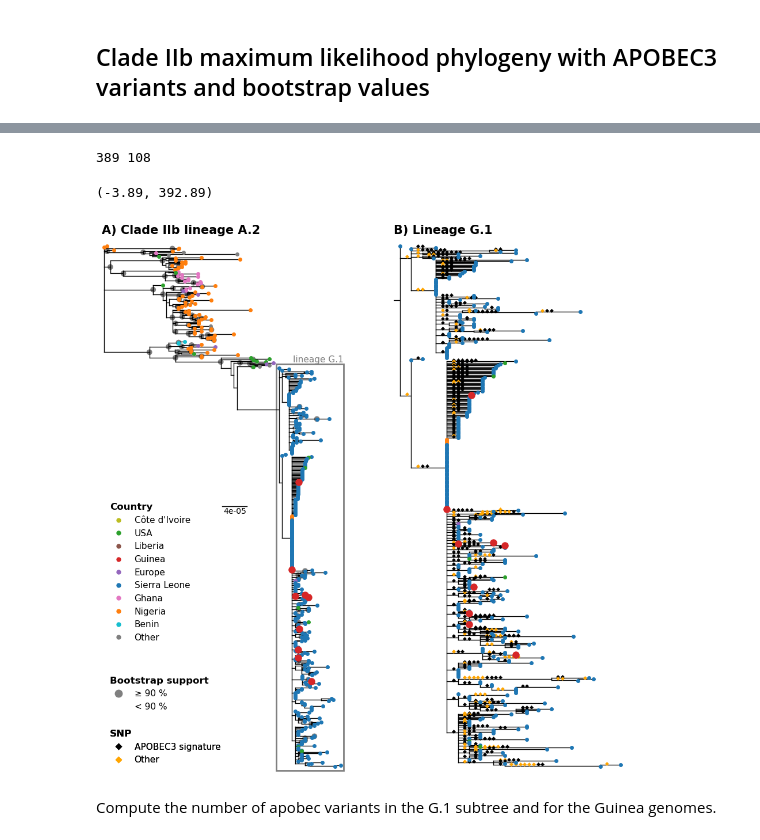
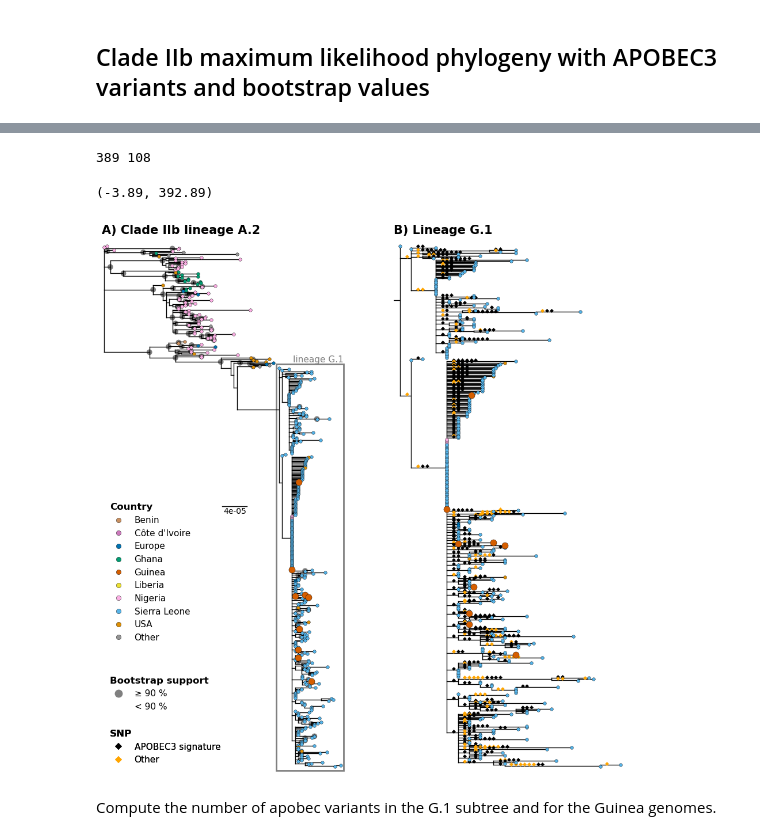
Before and after one commit to opr-group-bnitm/mpox_guinea_phylogenetics, a Jupyter notebook: plotting/plot.ipynb, the cells around one changed output, grey strips where cells are left out. Cells and saved outputs as stored; diff of their text form; code cells hidden in the pictures.

```diff
--- a/plotting/plot.ipynb
+++ b/plotting/plot.ipynb
@@ -368,7 +375,7 @@ Counter({'Sierra Leone': 368,
          'India': 1,
          'Australia': 1})
 # %%
-color_table = plt.get_cmap('tab10').colors
+color_table = sns.color_palette('colorblind', 10)
 
 n_countries_to_color = len(color_table) - 1
 countries_to_color = (
@@ -387,26 +394,18 @@ countries_to_color
  'Nigeria',
  'Benin']
 # %%
-country_to_color = dict(zip(countries_to_color, color_table[:len(color_table) - 1]))
-country_to_color['Other'] = color_table[-1]
-
-(
-    country_to_color['Liberia'],
-    country_to_color['Sierra Leone'],
-    country_to_color['Benin'],
-    country_to_color['Nigeria'],
-    country_to_color['Other'],
-    country_to_color['USA'],
-    country_to_color["Côte d'Ivoire"],
-) = (
-    country_to_color['Sierra Leone'],
-    country_to_color["Côte d'Ivoire"],
-    country_to_color['Other'],
-    country_to_color['USA'],
-    country_to_color['Nigeria'],
-    country_to_color['Liberia'],
-    country_to_color['Benin'],
-)
+country_to_color = {
+    'Benin': color_table[5],
+    "Côte d'Ivoire": color_table[4],
+    'Europe': color_table[0],
+    'Ghana':  color_table[2],
+    'Guinea': color_table[3],
+    'Liberia': color_table[8],
+    'Nigeria': color_table[6],
+    'Sierra Leone': color_table[9],
+    'USA': color_table[1],
+    'Other': color_table[7],
+}
 
 host_to_marker = {
     'Human': 'o',
@@ -1175,6 +1199,8 @@ add_legend(
     fontsize=legend_fontsize,
     title_fontsize=legend_title_fontsize,
     line_params=dict(markersize=10),
+    markeredgewidth=0.0,
+    markeredgecolor='none'
 )
 add_legend(
     ax_left,
@@ -1186,6 +1212,8 @@ add_legend(
     linestyle='',
     fontsize=legend_fontsize,
     title_fontsize=legend_title_fontsize,
+    markeredgewidth=0.0,
+    markeredgecolor='none'
 )
 
 
@@ -1244,34 +1272,34 @@ g1_subtree.plotTree(
 plot_tips(
     ax_right,
     g1_subtree,
     marker=lambda k: 'o',
     size=lambda k: 8 if k.name.startswith('G1') else 4,
     colour=color_func_country,
     z_order=lambda k: 10 if k.name.startswith('G1') else 5
 )
 
 plot_apobec(
     ax_right,
     g1_subtree,
     apobec_IIb,
     apobec_marker=apobec_marker,
     apobec_color=apobec_colors[apo_descr],
     not_apobec_color=apobec_colors[other_descr],
     marker_size=3,
     space_x=0.000002,
     space_y=1.0,
     shift_x=0.000003,
 )
 
 ax_left.set_title('A) Clade IIb lineage A.2', fontsize=15, pad=8, loc='left', fontweight='bold')
 ax_right.set_title('B) Lineage G.1', fontsize=15, pad=8, loc='left', fontweight='bold')
 
 ax_right.set_xlim(0.99 * node59.x, 1.02 * g1_subtree.treeHeight)
 ax_right.set_ylim(-0.01 * g1_subtree.ySpan, 1.01 * g1_subtree.ySpan)
 # %% [output]
 389 108
 (-3.89, 392.89)
-[figure, old version]
+[figure, new version]
 # %%
 fig_cladeIIb_bootstrap.savefig(f'{outdir}/cladeIIb_bootstrap_and_apobec.pdf', bbox_inches='tight')
 # %% [markdown]
```
Also changed, not shown: parts of 9 cells of this notebook.
